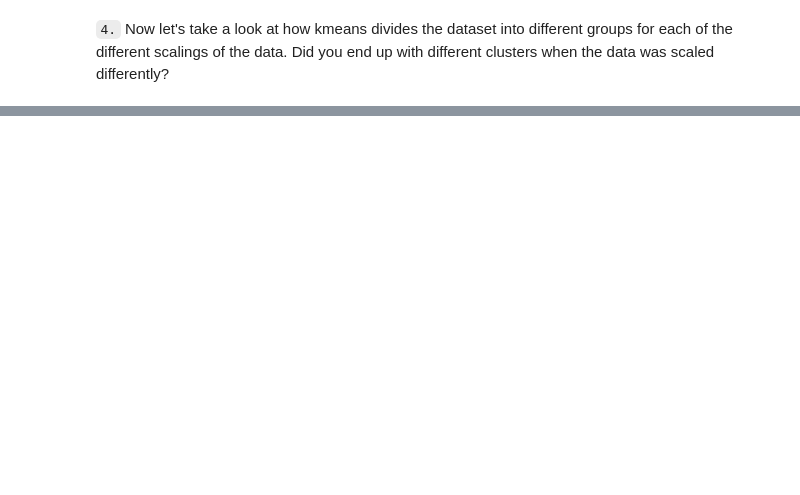
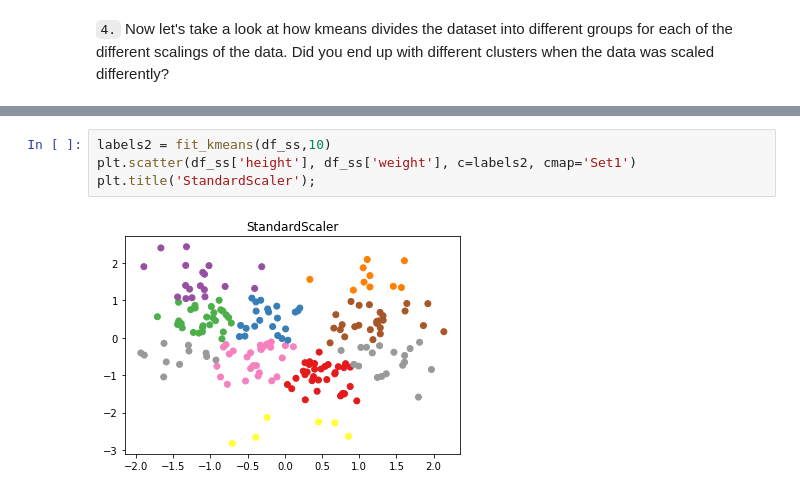
Before and after one commit to sclkan/ML-Study-Notes, a Jupyter notebook: unsupervised_learning_notes.ipynb, the cells around one changed output, grey strips where cells are left out. Drawn from its saved outputs; the diff is of its cells as text; blank space fills up the shorter version.

```diff
--- a/unsupervised_learning_notes.ipynb
+++ b/unsupervised_learning_notes.ipynb
@@ -264,0 +277,6 @@ plt.scatter(df['height'], df['weight'], c=labels, cmap='Set1');
+# %%
+labels2 = fit_kmeans(df_ss,10)
+plt.scatter(df_ss['height'], df_ss['weight'], c=labels2, cmap='Set1')
+plt.title('StandardScaler');
+# %% [output]
+[figure, added]
```
Also changed, not shown: parts of 7 cells of this notebook.
